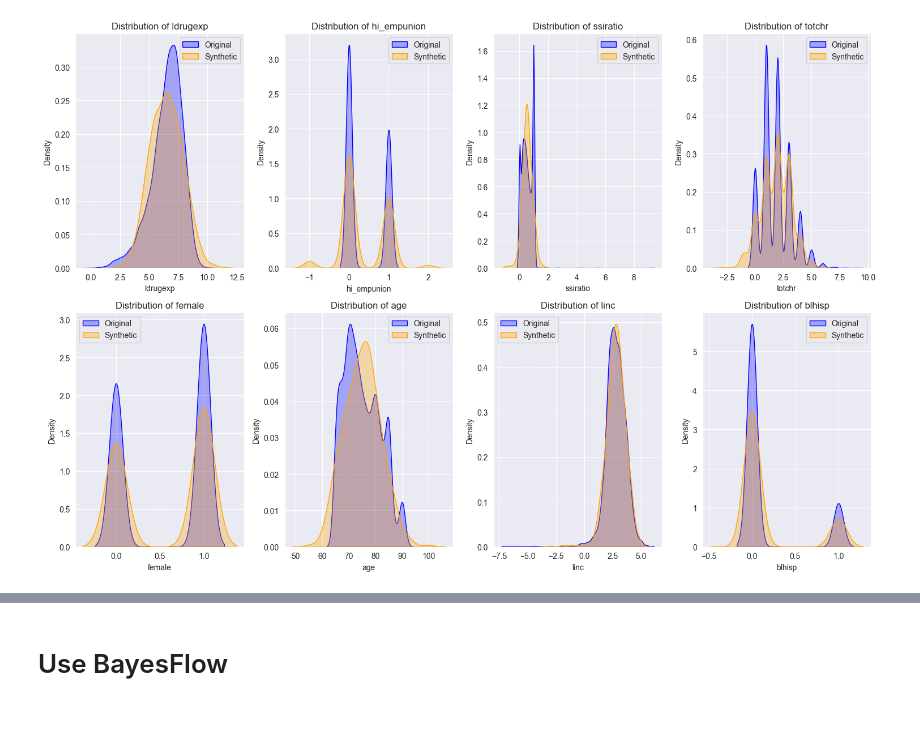
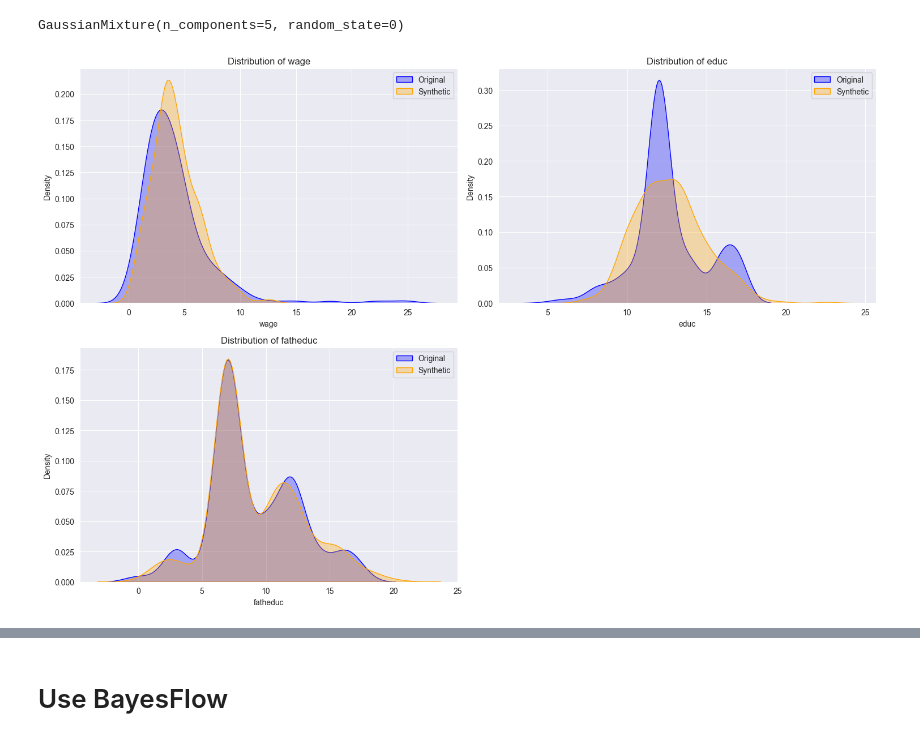
Before and after one commit to arrjon/AmortizedSelectionBias, a Jupyter notebook: IV example (Econ).ipynb, the cells around one changed output, grey strips where cells are left out. Cells and saved outputs as stored; diff of their text form; code cells hidden in the pictures.

```diff
--- a/IV example (Econ).ipynb
+++ b/IV example (Econ).ipynb
@@ -10,7 +10,8 @@ from scipy.stats import gaussian_kde
 # %%
-from linearmodels.datasets import meps
+print(mroz.DESCR)
+data = mroz.load()
+data = data.dropna()
+data = add_constant(data, has_constant="add")
 
-data = meps.load()
-data = data.dropna()
-print(meps.DESCR)
+columns_of_interest = ["wage", "educ", "fatheduc"]
 # %% [output]
@@ -81,23 +93,59 @@ synthetic_data.head()
+# %%
+from sklearn.mixture import GaussianMixture
+gmm = GaussianMixture(n_components=5, covariance_type='full', random_state=0)  # Adjust n_components as needed
+gmm.fit(data[['fatheduc', 'educ']])
+# %% [output]
+GaussianMixture(n_components=5, random_state=0)
+# %%
+def econ_model(p_treatment: float):
+    # Generate data
+    n = data.shape[0]
+    hidden_variable = np.abs(np.random.normal(0, 3, n))
+
+    synthetic_samples, _ = gmm.sample(n)
+
+    fatheduc = synthetic_samples[:, 0]
+    educ = 8 + 0.2694 * fatheduc + hidden_variable + np.random.normal(0, 1, n)
+
+    fatheduc = np.clip(fatheduc, 0, 50)
+    educ = np.clip(educ, 0, 50)
+
+    wage = np.random.normal(2, 1) + p_treatment * educ + hidden_variable + np.random.normal(0, 1, n)
+    wage = np.clip(wage, 0.01, 50)
+
+    # Create a DataFrame
+    new_data = pd.DataFrame({
+        'educ': educ,
+        'fatheduc': fatheduc,
+        'wage': wage,
+        'const': 1.
+    })
+    return new_data
+
+
+np.random.seed(42)
+true_param = 0.05
+test_data = econ_model(true_param)
 # %%
 def plot_distributions(original_data, synthetic_data, columns):
     plt.figure(figsize=(15, 10))
 
     for i, col in enumerate(columns, 1):
         plt.subplot(2, (len(columns) + 1) // 2, i)
 
         # Plot original data
         sns.kdeplot(original_data[col], label="Original", color="blue", fill=True, alpha=0.3)
 
         # Plot synthetic data
         sns.kdeplot(synthetic_data[col], label="Synthetic", color="orange", fill=True, alpha=0.3)
 
         plt.title(f"Distribution of {col}")
         plt.legend()
 
     plt.tight_layout()
     plt.show()
 
 # Example usage with your datasets
-plot_distributions(data_subset, synthetic_data, columns=data_subset.columns)
+plot_distributions(data, test_data, columns=columns_of_interest)
 # %% [output]
-[figure, old version]
+[figure, new version]
```
Also changed, not shown: parts of 37 cells of this notebook, 21 other files.
